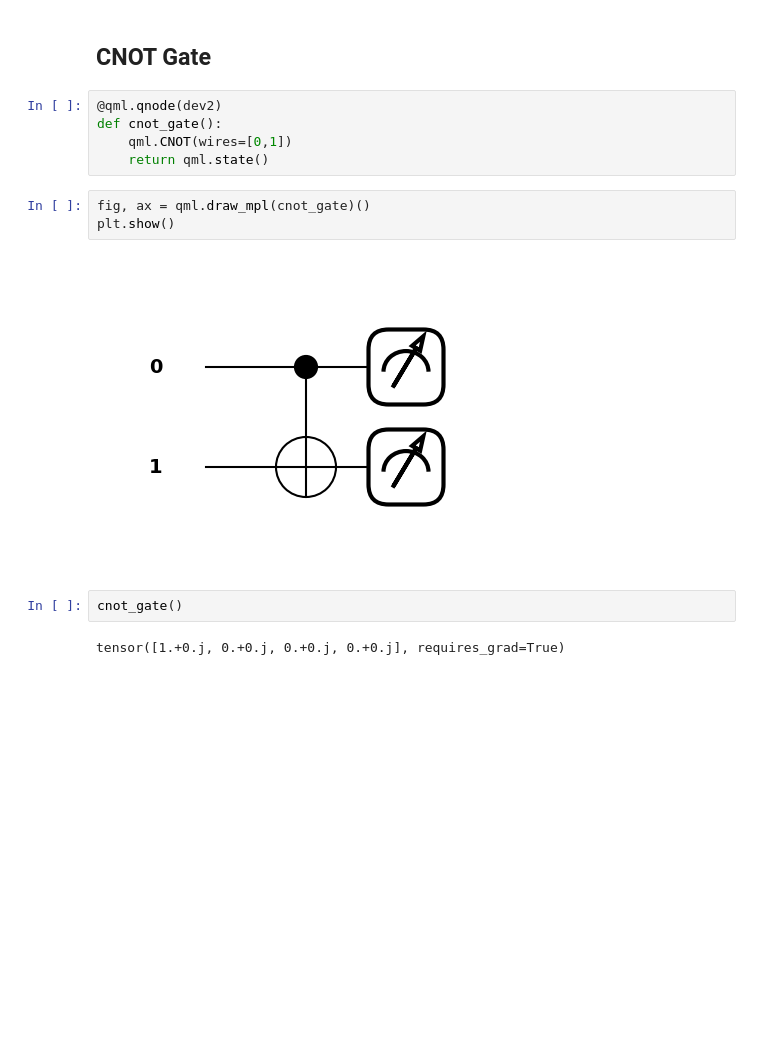
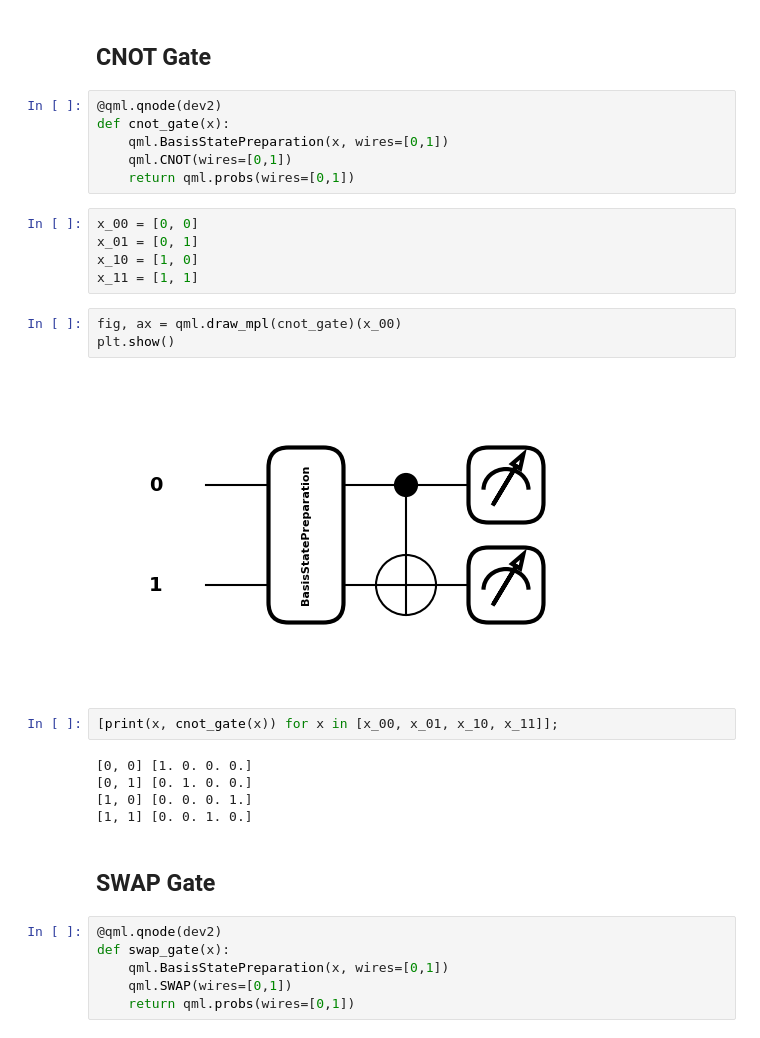
Before and after one commit to Axect/Pennylane_tutorial, a Jupyter notebook: 01_States_and_Gates.ipynb, the cells around one changed output. Cells and saved outputs as stored; diff of their text form; blank space fills up the shorter version.

```diff
--- a/01_States_and_Gates.ipynb
+++ b/01_States_and_Gates.ipynb
@@ -178,15 +178,32 @@ tensor([ 0.70710678+0.j, -0.70710678+0.j], requires_grad=True)
 ## CNOT Gate
 # %%
 @qml.qnode(dev2)
-def cnot_gate():
+def cnot_gate(x):
+    qml.BasisStatePreparation(x, wires=[0,1])
     qml.CNOT(wires=[0,1])
-    return qml.state()
+    return qml.probs(wires=[0,1])
+# %%
+x_00 = [0, 0]
+x_01 = [0, 1]
+x_10 = [1, 0]
+x_11 = [1, 1]
 # %%
-fig, ax = qml.draw_mpl(cnot_gate)()
+fig, ax = qml.draw_mpl(cnot_gate)(x_00)
 plt.show()
 # %% [output]
-[figure, old version]
+[figure, new version]
 # %%
-cnot_gate()
+[print(x, cnot_gate(x)) for x in [x_00, x_01, x_10, x_11]];
 # %% [output]
-tensor([1.+0.j, 0.+0.j, 0.+0.j, 0.+0.j], requires_grad=True)
+[0, 0] [1. 0. 0. 0.]
+[0, 1] [0. 1. 0. 0.]
+[1, 0] [0. 0. 0. 1.]
+[1, 1] [0. 0. 1. 0.]
+# %% [markdown]
+## SWAP Gate
+# %%
+@qml.qnode(dev2)
+def swap_gate(x):
+    qml.BasisStatePreparation(x, wires=[0,1])
+    qml.SWAP(wires=[0,1])
+    return qml.probs(wires=[0,1])
```
Also changed, not shown: parts of 30 cells of this notebook.
